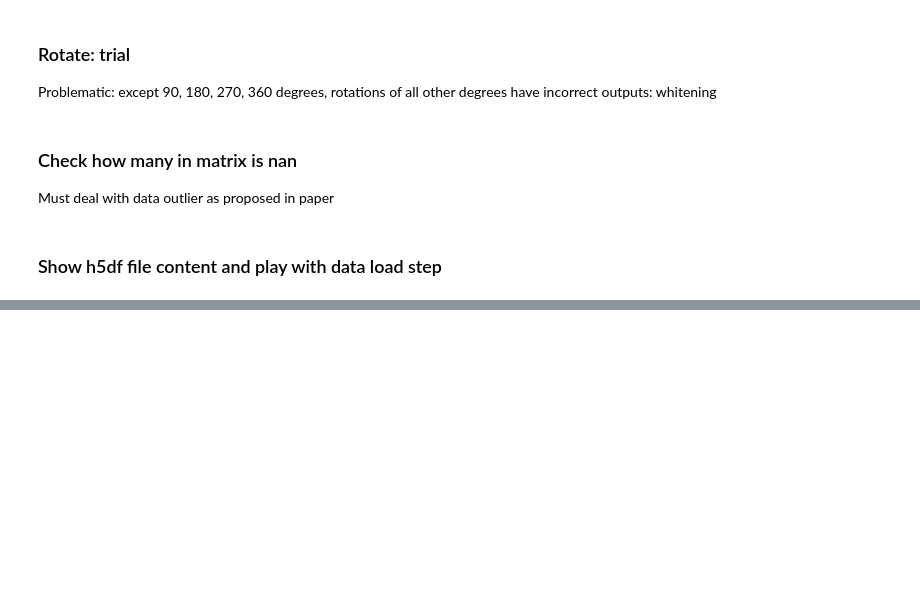
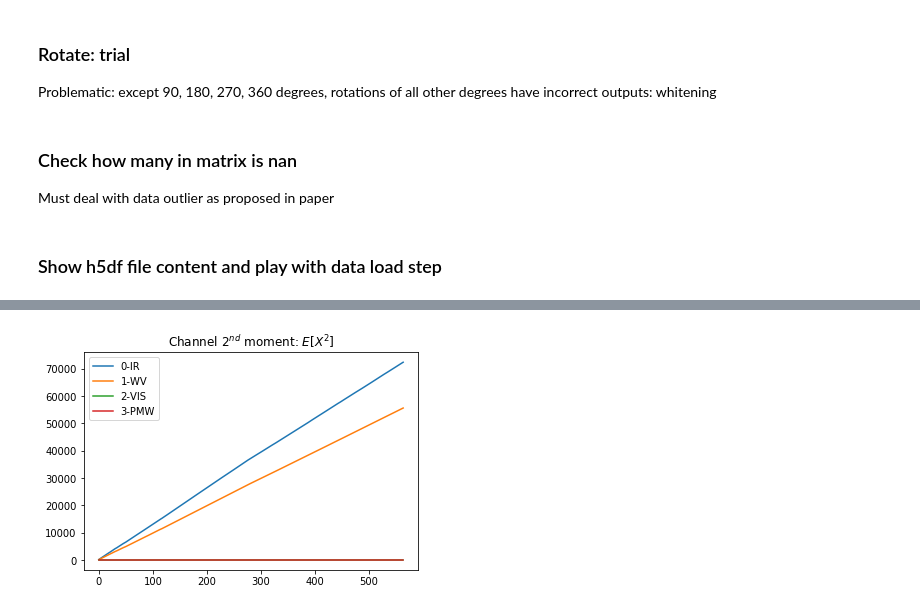
Before and after one commit to syin3/cs231n-cyclone, a Jupyter notebook: cyclone.ipynb, the cells around one changed output, grey strips where cells are left out. Cells and saved outputs as stored; diff of their text form; code cells hidden in the pictures; blank space fills up the shorter version.

```diff
--- a/cyclone.ipynb
+++ b/cyclone.ipynb
@@ -818,0 +926,7 @@ np.count_nonzero(np.isnan(datMatrix))
+# %%
+plt.plot(np.cumsum(sqd, axis = 0))
+plt.legend(('0-IR','1-WV','2-VIS','3-PMW'))
+plt.title(r'Channel $2^{nd}$ moment: $E[X^2]$')
+plt.show()
+# %% [output]
+[figure, added]
```
Also changed, not shown: parts of 20 cells of this notebook.
